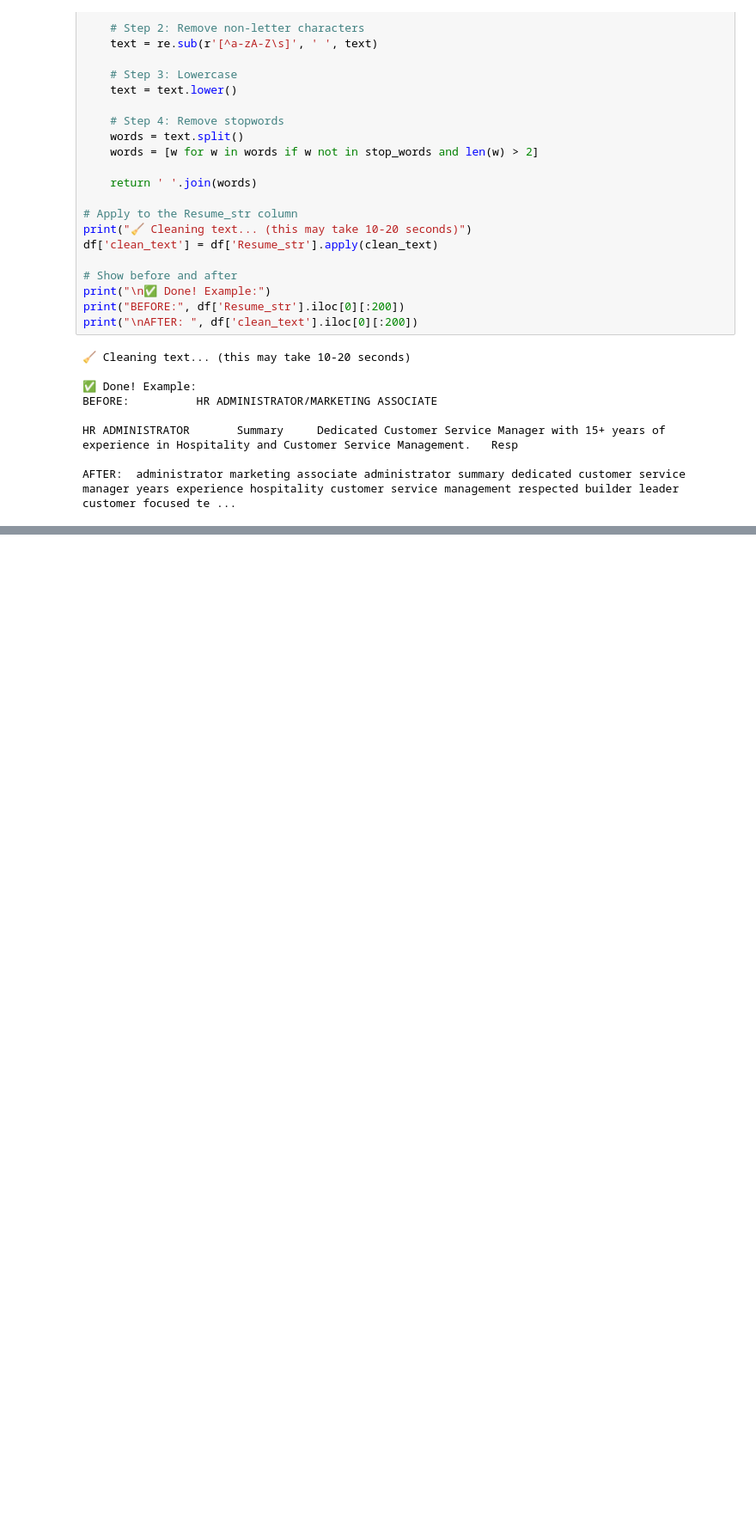
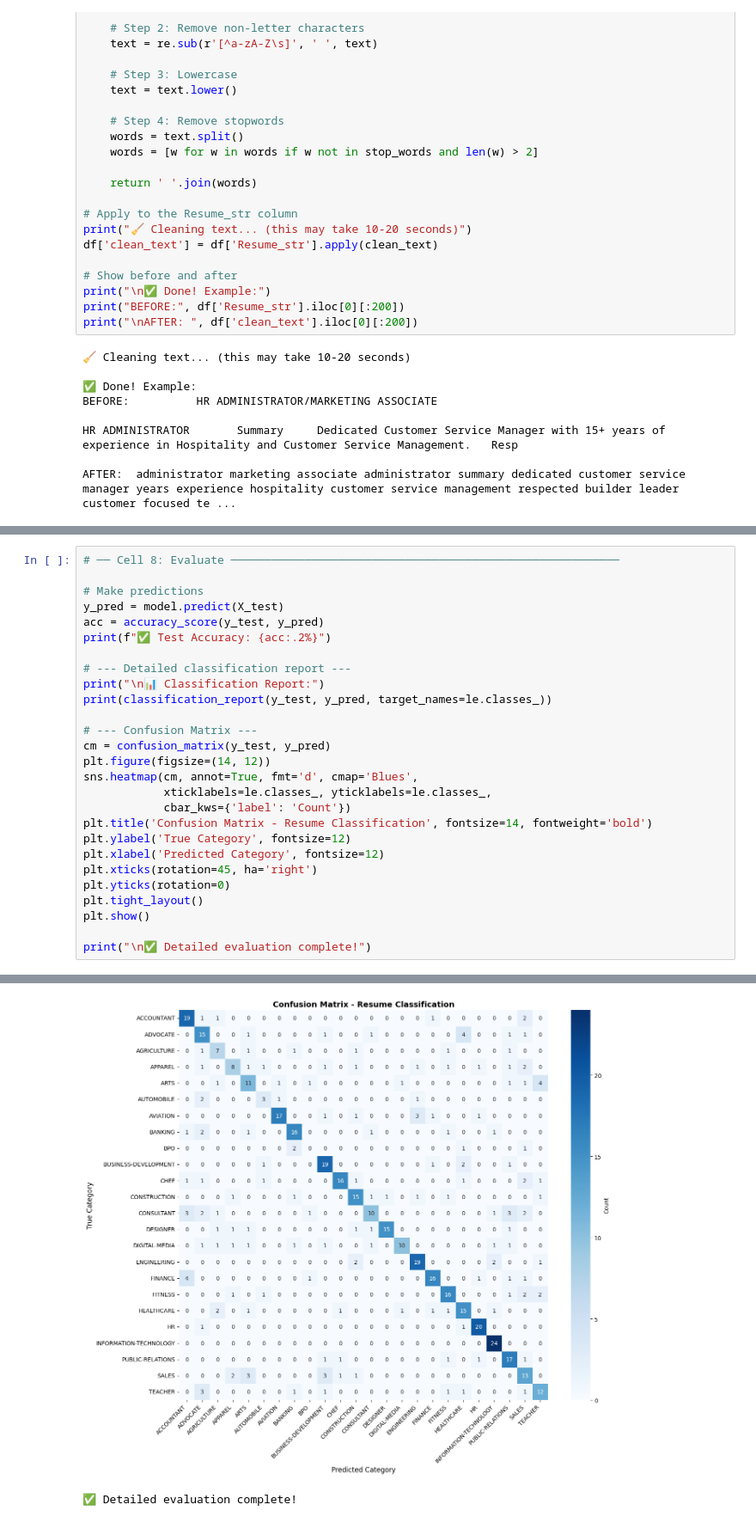
Before and after one commit to Bhanuka10/Experiment-with-Deep-Learning-on-Text-Data, a Jupyter notebook: resume_analysis.ipynb, the cells around one changed output, grey strips where cells are left out. Shown at 86% size. Cells and saved outputs as stored; diff of their text form; blank space fills up the shorter version.

```diff
--- a/resume_analysis.ipynb
+++ b/resume_analysis.ipynb
@@ -170,0 +271,28 @@ AFTER:  administrator marketing associate administrator summary dedicated custom
+# %%
+# ── Cell 8: Evaluate ──────────────────────────────────────────────────────────
+
+# Make predictions
+y_pred = model.predict(X_test)
+acc = accuracy_score(y_test, y_pred)
+print(f"✅ Test Accuracy: {acc:.2%}")
+
+# --- Detailed classification report ---
+print("\n📊 Classification Report:")
+print(classification_report(y_test, y_pred, target_names=le.classes_))
+
+# --- Confusion Matrix ---
+cm = confusion_matrix(y_test, y_pred)
+plt.figure(figsize=(14, 12))
+sns.heatmap(cm, annot=True, fmt='d', cmap='Blues',
+            xticklabels=le.classes_, yticklabels=le.classes_,
+            cbar_kws={'label': 'Count'})
+plt.title('Confusion Matrix - Resume Classification', fontsize=14, fontweight='bold')
+plt.ylabel('True Category', fontsize=12)
+plt.xlabel('Predicted Category', fontsize=12)
+plt.xticks(rotation=45, ha='right')
+plt.yticks(rotation=0)
+plt.tight_layout()
+plt.show()
+
+print("\n✅ Detailed evaluation complete!")
+# %% [output]
@@ -170,0 +316,2 @@ AFTER:  administrator marketing associate administrator summary dedicated custom
+[figure, added]
+✅ Detailed evaluation complete!
```
Also changed, not shown: parts of 4 cells of this notebook.
